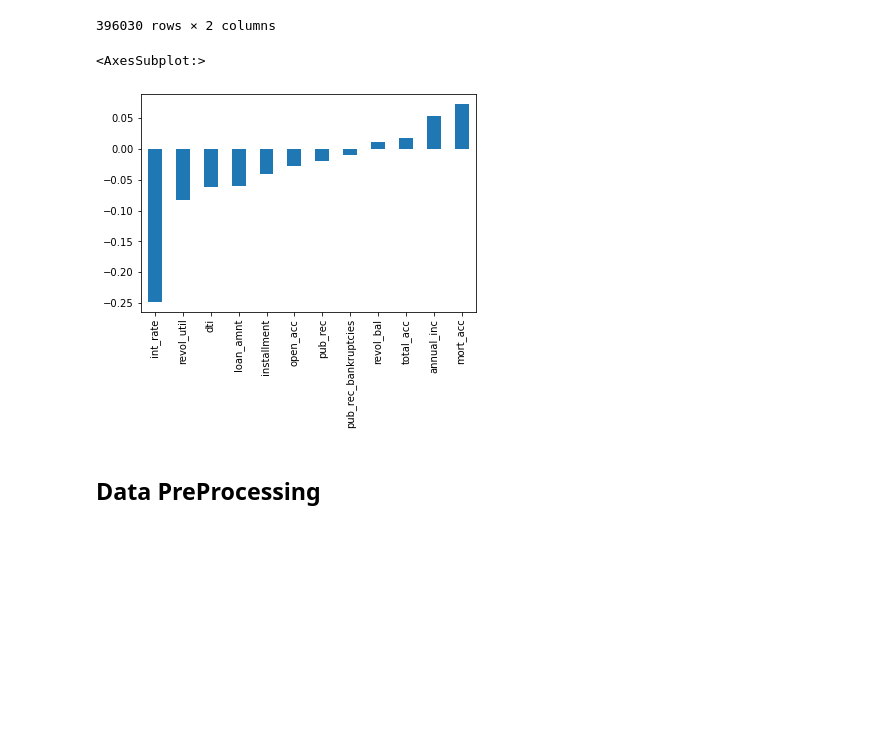
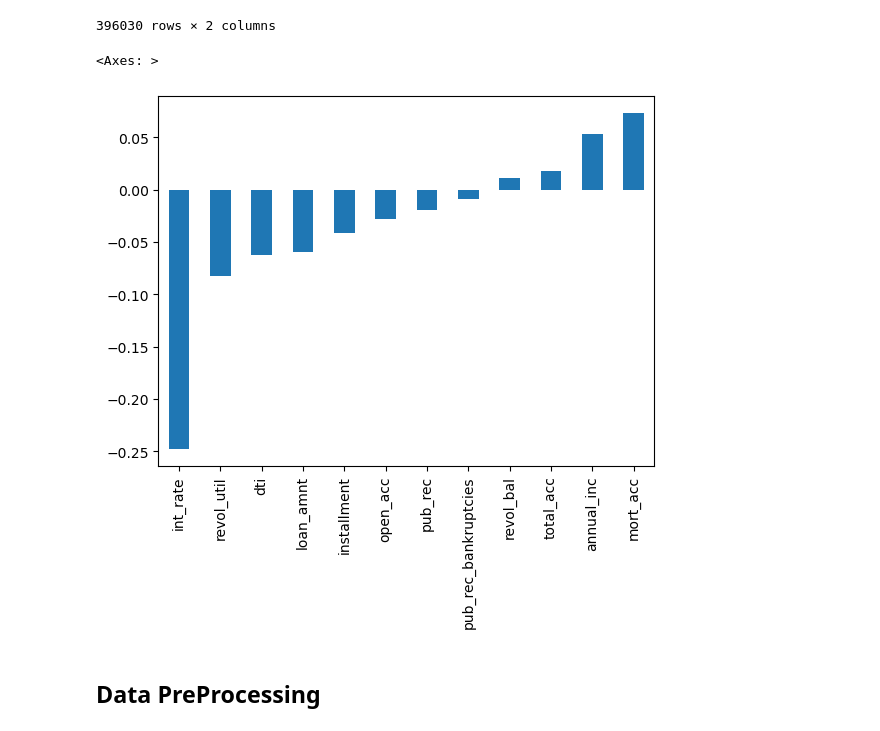
Before and after one commit to vybhav-tk/Python_ML_Project, a Jupyter notebook: LendingClub_Project.ipynb, the cells around one changed output. Cells and saved outputs as stored; diff of their text form; code cells hidden in the pictures; blank space fills up the shorter version.

```diff
--- a/LendingClub_Project.ipynb
+++ b/LendingClub_Project.ipynb
@@ -179,7 +178,7 @@ import seaborn as sns
 
 %matplotlib inline
 # %%
-df = pd.read_csv(r'C:\Users\Vybhav TK\Desktop\Projects\Python\TensorFlow_FILES\DATA\lending_club_loan_two.csv')
+df = pd.read_csv(r'C:\Users\Vybhav TK\Desktop\Loan\lending_club_loan_two.csv')
 # %%
 df.head()
 # %% [output]
@@ -336,10 +335,10 @@ df[['loan_status', 'loan_repaid']]
 # %%
 # Correlation graph of the numeric features with our label column, loan_repaid
 
-df.corr()['loan_repaid'].sort_values()[:-1].plot(kind = 'bar')
+df.corr(numeric_only = True)['loan_repaid'].sort_values()[:-1].plot(kind = 'bar')
 # %% [output]
-<AxesSubplot:>
+<Axes: >
-[figure, old version]
+[figure, new version]
 # %% [markdown]
 
 ## Data PreProcessing
```
Also changed, not shown: parts of 26 cells of this notebook.
